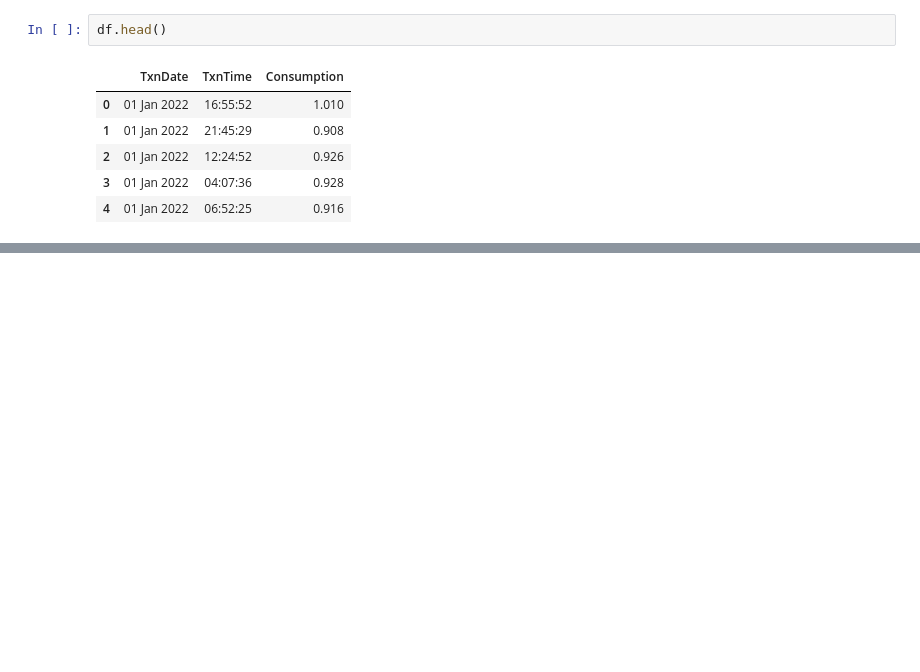
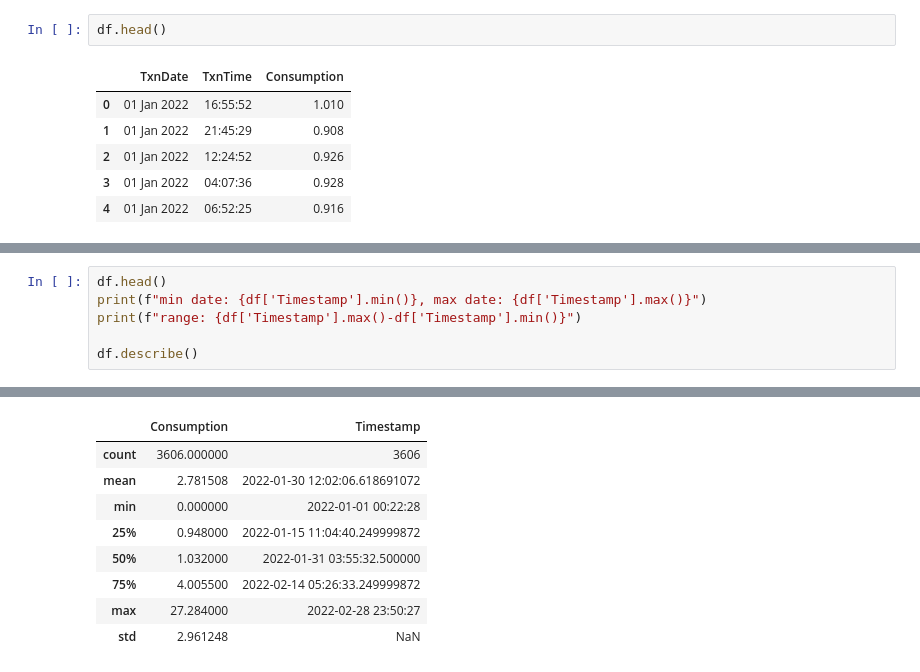
Before and after one commit to windyboy03/SELF_PROJECTS, a Jupyter notebook: RNN/rnn.ipynb, the cells around one changed output, grey strips where cells are left out. Saved outputs shown, nothing was run; the diff lists cells and outputs as text; blank space fills up the shorter version.

```diff
--- a/RNN/rnn.ipynb
+++ b/RNN/rnn.ipynb
@@ -33,0 +62,7 @@ df.head()
+# %%
+df.head()
+print(f"min date: {df['Timestamp'].min()}, max date: {df['Timestamp'].max()}")
+print(f"range: {df['Timestamp'].max()-df['Timestamp'].min()}")
+
+df.describe()
+# %% [output]
@@ -33,0 +71,9 @@ df.head()
+|  | Consumption | Timestamp |
+| count | 3606.000000 | 3606 |
+| mean | 2.781508 | 2022-01-30 12:02:06.618691072 |
+| min | 0.000000 | 2022-01-01 00:22:28 |
+| 25% | 0.948000 | 2022-01-15 11:04:40.249999872 |
+| 50% | 1.032000 | 2022-01-31 03:55:32.500000 |
+| 75% | 4.005500 | 2022-02-14 05:26:33.249999872 |
+| max | 27.284000 | 2022-02-28 23:50:27 |
+| std | 2.961248 | NaN |
```
Also changed, not shown: parts of 17 cells of this notebook, 55 other files.
